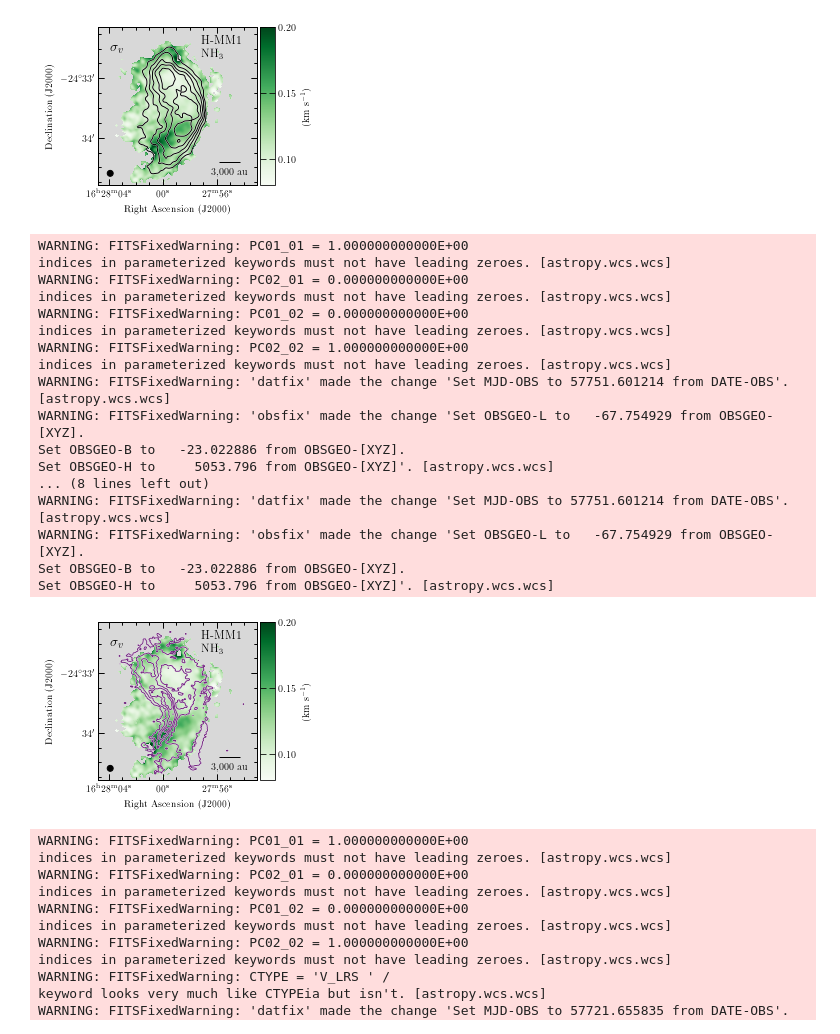
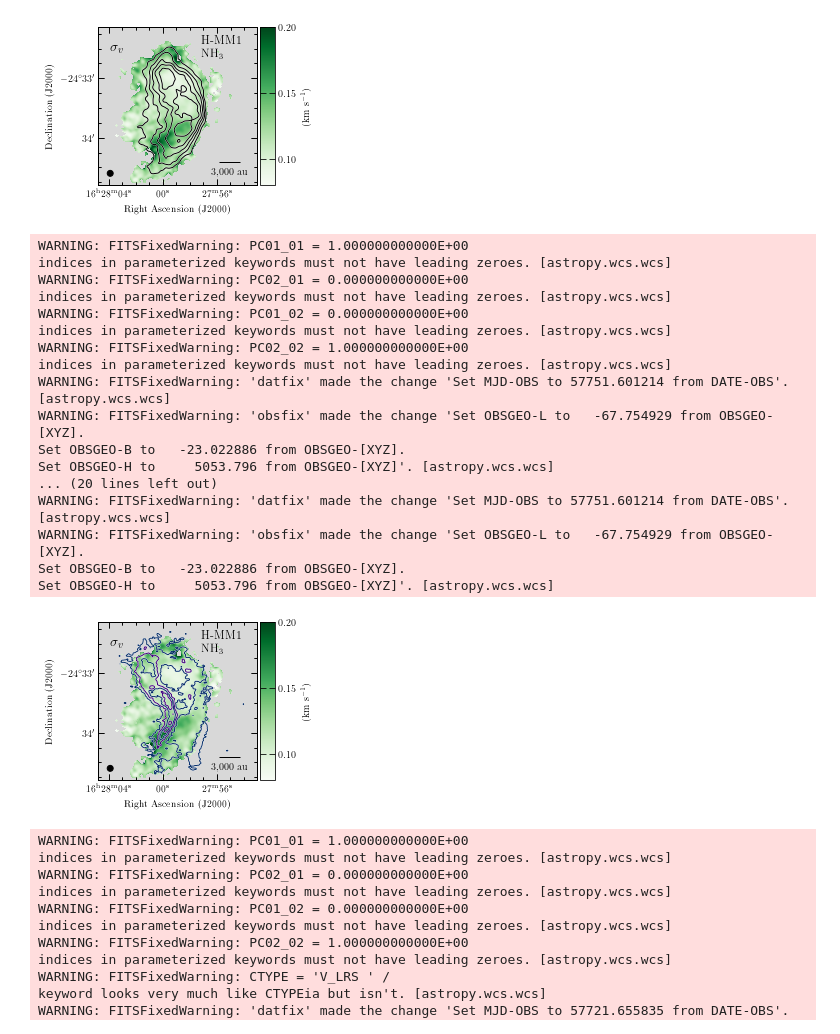
Before and after one commit to jpinedaf/H-MM1_NH3, a Jupyter notebook: H-MM1_NH3_H2.ipynb, the cells around one changed output. Saved outputs shown, nothing was run; the diff lists cells and outputs as text; code cells hidden in the pictures.

Commit message:
Updated figures
-added figure as requested by referee
-updated distance, 140 pc
-updated figures

```diff
--- a/H-MM1_NH3_H2.ipynb
+++ b/H-MM1_NH3_H2.ipynb
@@ -74,6 +75,7 @@ xpos_lab3, ypos_lab3 = (0.075, 0.875)
 col_pos = [0.675, 0.7, 0.185, 0.025]
 
 cont_NH3 = np.arange(1.5, 5.1, 0.75)
+cont_H2 = np.arange(1.0, 7.0, 1.0)
 
 color_kde = ['#e41a1c', '#377eb8', '#a65628']
 color_levels = ['#ffffcc', '#ffeda0', '#fed976', '#feb24c',
@@ -89,9 +91,10 @@ levels_norm = np.exp(-0.5 * sigma_levels ** 2)[::-1]
 levels_norm_f = np.exp(-0.5 * filled_levels ** 2)[::-1]
 levels_norm_l = np.exp(-0.5 * filled_levels_l ** 2)[::-1]
 # %%
-distance = 145. # pc
+distance = 138.4 # pc from Ortiz-Leon et al. (2018)
 
-def plot_setup_vla(fig_i, label_col='black', do_zoom=True, do_contour=True):
+def plot_setup_vla(fig_i, label_col='black', do_zoom=True,
+                   do_contour_tdv=True, do_contour_h2=False):
     fig_i.set_system_latex(True)
     fig_i.ticks.set_color(label_col)
     fig_i.set_nan_color('0.85')
@@ -110,9 +113,12 @@ def plot_setup_vla(fig_i, label_col='black', do_zoom=True, do_contour=True):
     #
     fig_i.axis_labels.set_xtext('Right Ascension (J2000)')
     fig_i.axis_labels.set_ytext('Declination (J2000)')
-    if do_contour:
+    if do_contour_tdv:
         fig_i.show_contour(file_NH3_TdV, levels=cont_NH3, colors='white', linewidths=1.5)
         fig_i.show_contour(file_NH3_TdV, levels=cont_NH3, colors='black', linewidths=1)
+    if do_contour_h2:
+        fig_i.show_contour(hdu_H2, levels=cont_H2, colors='white', linewidths=1.5)
+        fig_i.show_contour(hdu_H2, levels=cont_H2, colors='black', linewidths=1)
     return fig_i
 
 def hmm1_kde(my_X, my_Y, ymin=0, ymax=2.5, xmin=-0.0002, xmax=0.0008,
@@ -404,7 +435,7 @@ text_color = 'black'
 
 fig = aplpy.FITSFigure(file_NH3_dv, figsize=(4, 4))
 fig.show_colorscale(vmin=0.08, vmax=0.2, cmap='Greens', interpolation='None')
-plot_setup_vla(fig, label_col=text_color, do_zoom=True, do_contour=False)
+plot_setup_vla(fig, label_col=text_color, do_zoom=True, do_contour_tdv=False)
 #
 #
 fig.add_label(xpos_lab1, ypos_lab1, 'H-MM1', relative=True,
@@ -415,36 +446,38 @@ fig.add_label(xpos_lab3, ypos_lab3, r'$\sigma_{v}$', relative=True,
                 horizontalalignment='left', color=text_color, size=14)
 #
 fig.add_colorbar()
 fig.colorbar.set_ticks([0.1, 0.15, 0.2])
 fig.colorbar.set_axis_label_text(r'(km s$^{-1}$)')
 
 cont_CH3OH = np.arange(1, 12, 2)*0.015
 
 fig.show_contour('data/H-MM1_CH3OH_TdV.fits', levels=cont_CH3OH, colors='white', linewidths=1.5)
-fig.show_contour('data/H-MM1_CH3OH_TdV.fits', levels=cont_CH3OH, colors='#762a83', linewidths=1)
+#762a83
+fig.show_contour('data/H-MM1_CH3OH_TdV.fits', levels=cont_CH3OH[1::2], colors='#3f007d', linewidths=1)
+fig.show_contour('data/H-MM1_CH3OH_TdV.fits', levels=cont_CH3OH[0::2], colors='#08306b', linewidths=1)
 
 plt.tight_layout()
 #
 fig.savefig('figs/H-MM1_NH3_dv_CH3OH.pdf', dpi=100)
 # %% [output]
 WARNING: FITSFixedWarning: PC01_01 = 1.000000000000E+00
 indices in parameterized keywords must not have leading zeroes. [astropy.wcs.wcs]
 WARNING: FITSFixedWarning: PC02_01 = 0.000000000000E+00
 indices in parameterized keywords must not have leading zeroes. [astropy.wcs.wcs]
 WARNING: FITSFixedWarning: PC01_02 = 0.000000000000E+00
 indices in parameterized keywords must not have leading zeroes. [astropy.wcs.wcs]
 WARNING: FITSFixedWarning: PC02_02 = 1.000000000000E+00
 indices in parameterized keywords must not have leading zeroes. [astropy.wcs.wcs]
 WARNING: FITSFixedWarning: 'datfix' made the change 'Set MJD-OBS to 57751.601214 from DATE-OBS'. [astropy.wcs.wcs]
 WARNING: FITSFixedWarning: 'obsfix' made the change 'Set OBSGEO-L to   -67.754929 from OBSGEO-[XYZ].
 Set OBSGEO-B to   -23.022886 from OBSGEO-[XYZ].
 Set OBSGEO-H to     5053.796 from OBSGEO-[XYZ]'. [astropy.wcs.wcs]
-... (8 lines left out)
+... (20 lines left out)
 WARNING: FITSFixedWarning: 'datfix' made the change 'Set MJD-OBS to 57751.601214 from DATE-OBS'. [astropy.wcs.wcs]
 WARNING: FITSFixedWarning: 'obsfix' made the change 'Set OBSGEO-L to   -67.754929 from OBSGEO-[XYZ].
 Set OBSGEO-B to   -23.022886 from OBSGEO-[XYZ].
 Set OBSGEO-H to     5053.796 from OBSGEO-[XYZ]'. [astropy.wcs.wcs]
-[figure, old version]
+[figure, new version]
 # %%
 text_color = 'black'
 
```
Also changed, not shown: parts of 12 cells of this notebook, 19 other files.
